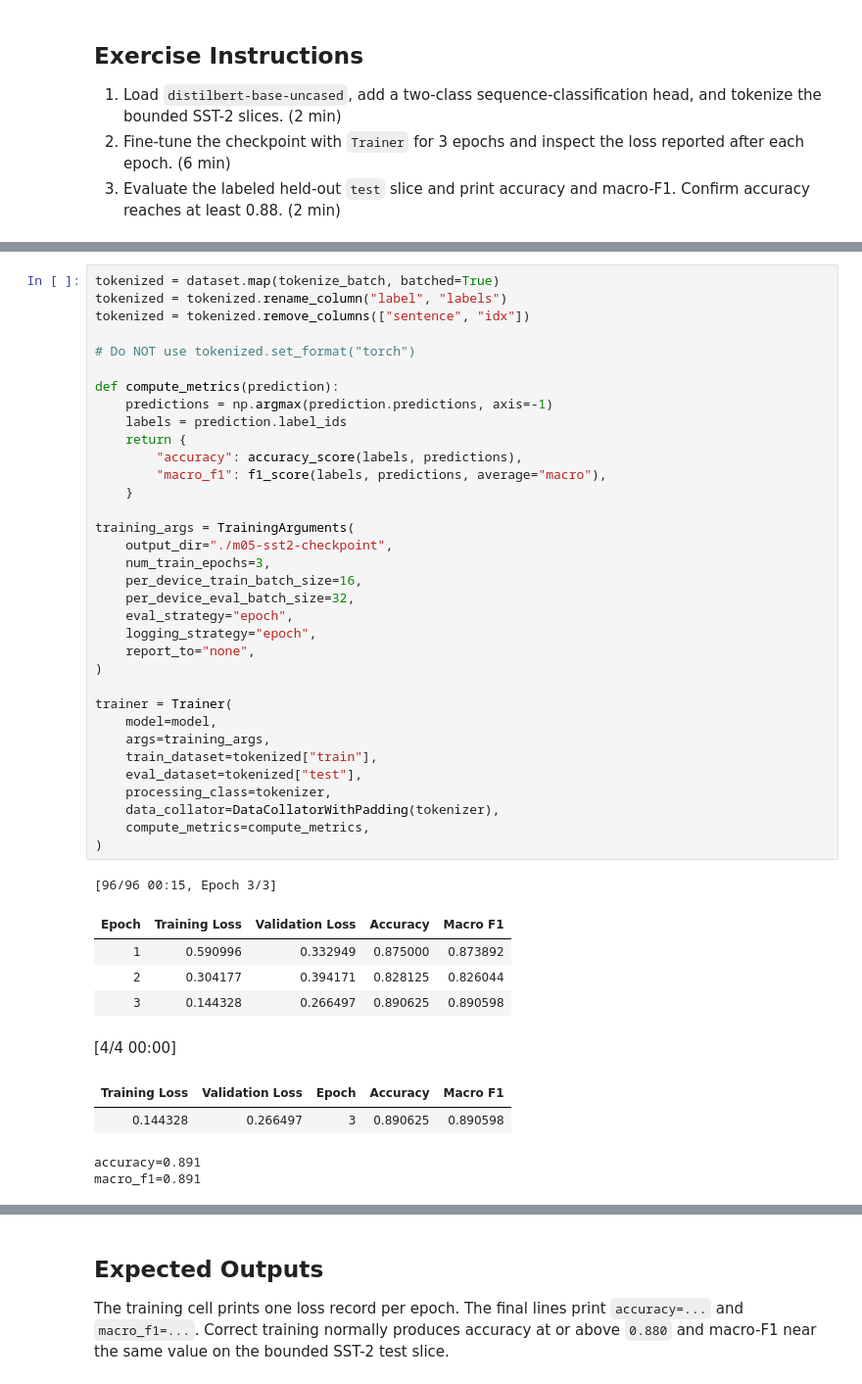
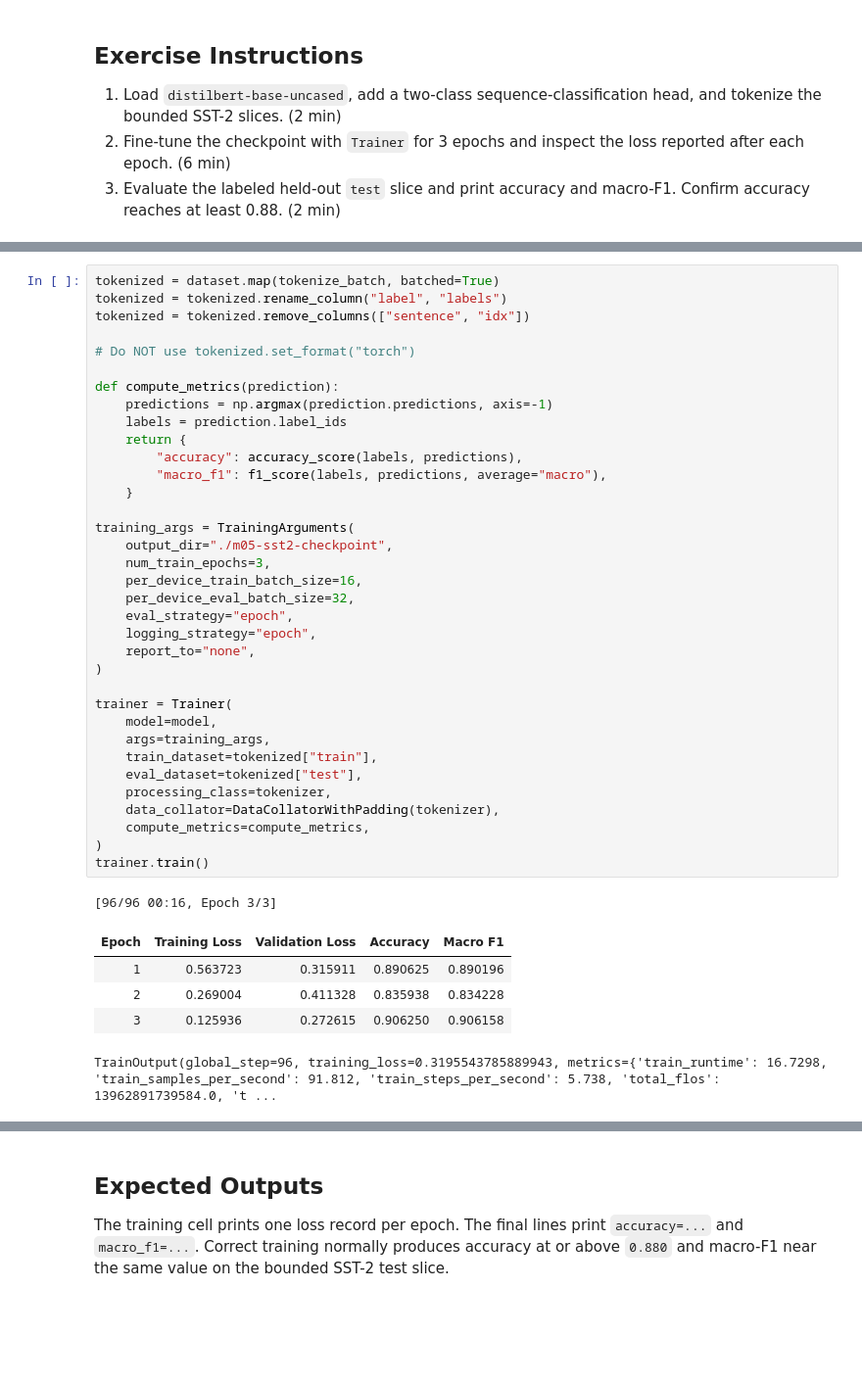
Before and after one commit to Abuhamad/comp378_f26, a Jupyter notebook: lesson_05/lab.ipynb, the cells around one changed output, grey strips where cells are left out. Shown at 98% size. Saved outputs shown, nothing was run; the diff lists cells and outputs as text; blank space fills up the shorter version.

```diff
--- a/lesson_05/lab.ipynb
+++ b/lesson_05/lab.ipynb
@@ -79,42 +88,39 @@ tokenized = tokenized.remove_columns(["sentence", "idx"])
 
 def compute_metrics(prediction):
     predictions = np.argmax(prediction.predictions, axis=-1)
     labels = prediction.label_ids
     return {
         "accuracy": accuracy_score(labels, predictions),
         "macro_f1": f1_score(labels, predictions, average="macro"),
     }
 
 training_args = TrainingArguments(
     output_dir="./m05-sst2-checkpoint",
     num_train_epochs=3,
     per_device_train_batch_size=16,
     per_device_eval_batch_size=32,
     eval_strategy="epoch",
     logging_strategy="epoch",
     report_to="none",
 )
 
 trainer = Trainer(
     model=model,
     args=training_args,
     train_dataset=tokenized["train"],
     eval_dataset=tokenized["test"],
     processing_class=tokenizer,
     data_collator=DataCollatorWithPadding(tokenizer),
     compute_metrics=compute_metrics,
 )
+trainer.train()
 # %% [output]
-[96/96 00:15, Epoch 3/3]
+[96/96 00:16, Epoch 3/3]
 | Epoch | Training Loss | Validation Loss | Accuracy | Macro F1 |
-| 1 | 0.590996 | 0.332949 | 0.875000 | 0.873892 |
-| 2 | 0.304177 | 0.394171 | 0.828125 | 0.826044 |
-| 3 | 0.144328 | 0.266497 | 0.890625 | 0.890598 |
+| 1 | 0.563723 | 0.315911 | 0.890625 | 0.890196 |
+| 2 | 0.269004 | 0.411328 | 0.835938 | 0.834228 |
+| 3 | 0.125936 | 0.272615 | 0.906250 | 0.906158 |
-[4/4 00:00]
-| Training Loss | Validation Loss | Epoch | Accuracy | Macro F1 |
-| 0.144328 | 0.266497 | 3 | 0.890625 | 0.890598 |
-accuracy=0.891
-macro_f1=0.891
+TrainOutput(global_step=96, training_loss=0.3195543785889943, metrics={'train_runtime': 16.7298, 'train_samples_per_second': 91.812, 'train_steps_per_second': 5.738, 'total_flos': 13962891739584.0, 't ...
 # %%
 metrics = trainer.evaluate(tokenized["test"])
 print(f"accuracy={metrics['eval_accuracy']:.3f}")
```
Also changed, not shown: parts of 3 cells of this notebook.
